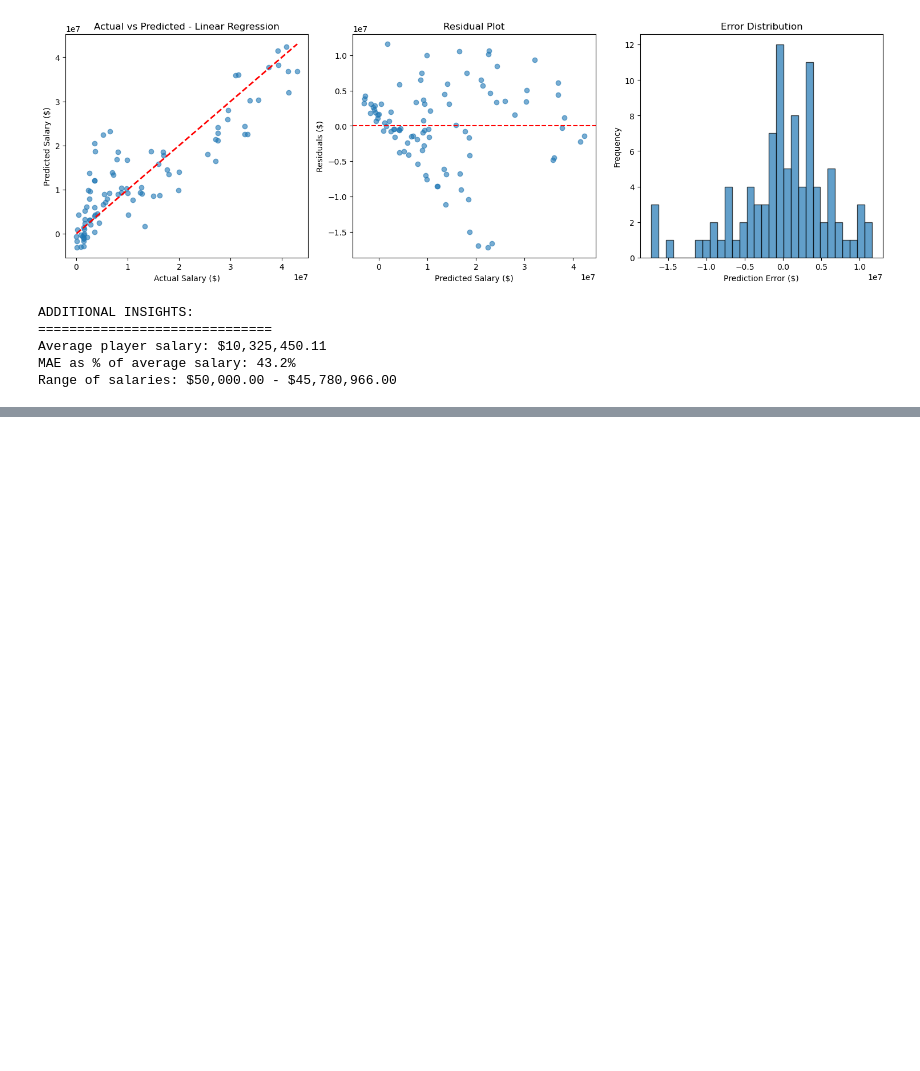
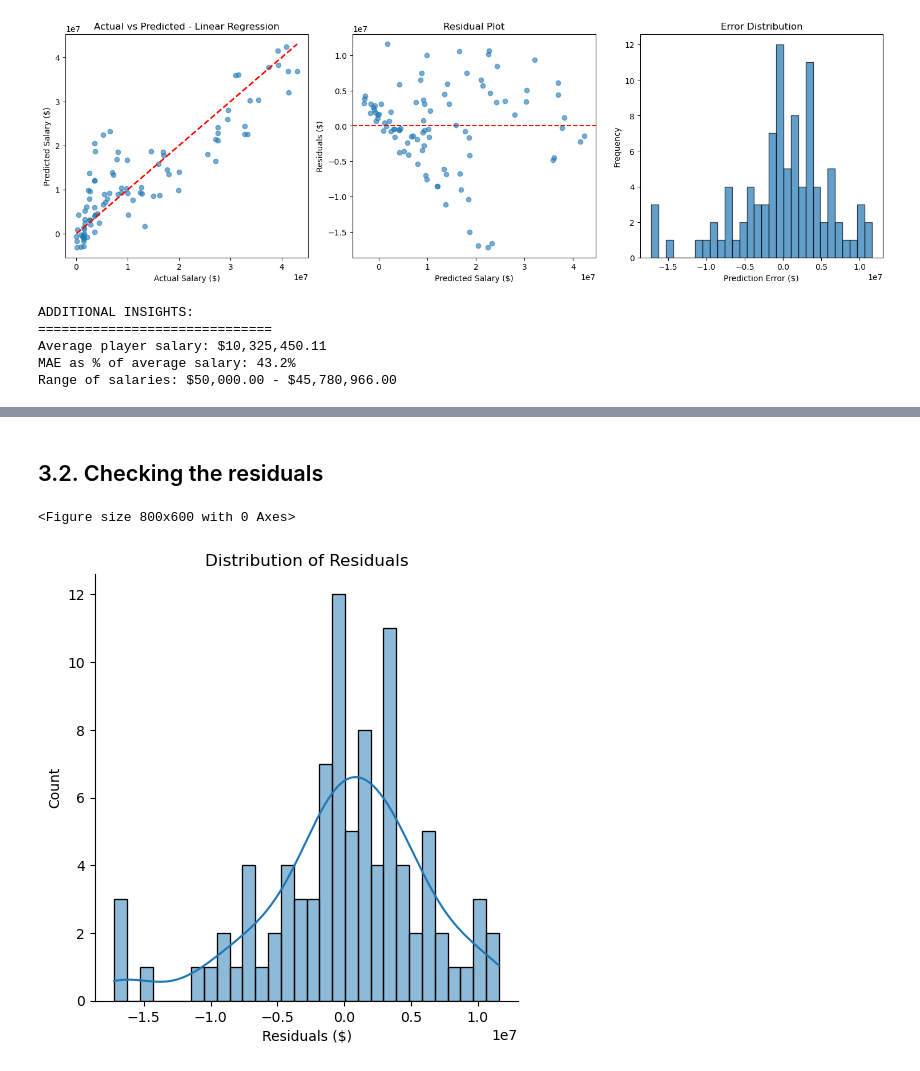
Before and after one commit to RattleBrattle/NBA-Game-Machine-learning-Regression-Model, a Jupyter notebook: Regression_model.ipynb, the cells around one changed output, grey strips where cells are left out. Cells and saved outputs as stored; diff of their text form; code cells hidden in the pictures; blank space fills up the shorter version.

```diff
--- a/Regression_model.ipynb
+++ b/Regression_model.ipynb
@@ -172,0 +187,13 @@ Range of salaries: $50,000.00 - $45,780,966.00
+# %% [markdown]
+## 3.2. Checking the residuals
+# %%
+#Plot the residuals
+residuals = y_test - y_pred
+plt.figure(figsize=(8, 6))
+sns.displot(residuals, bins=30, kde=True)
+plt.xlabel('Residuals ($)')
+plt.title('Distribution of Residuals')
+plt.show()
+# %% [output]
+<Figure size 800x600 with 0 Axes>
+[figure, added]
```
Also changed, not shown: parts of 3 cells of this notebook.
